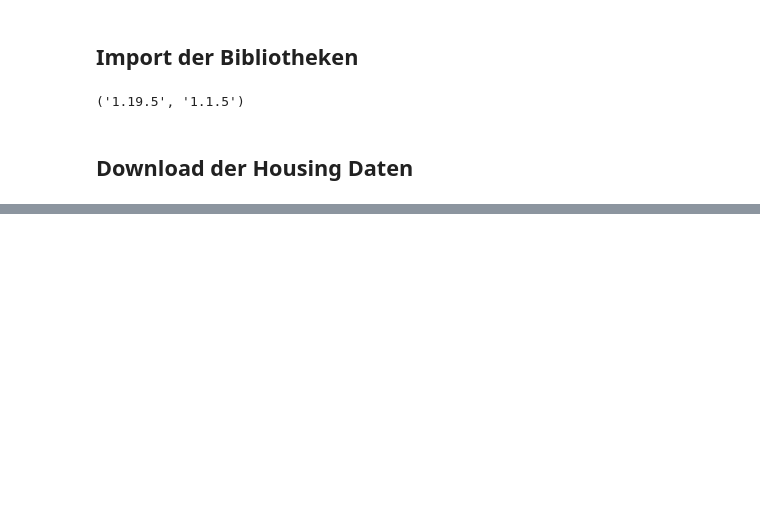
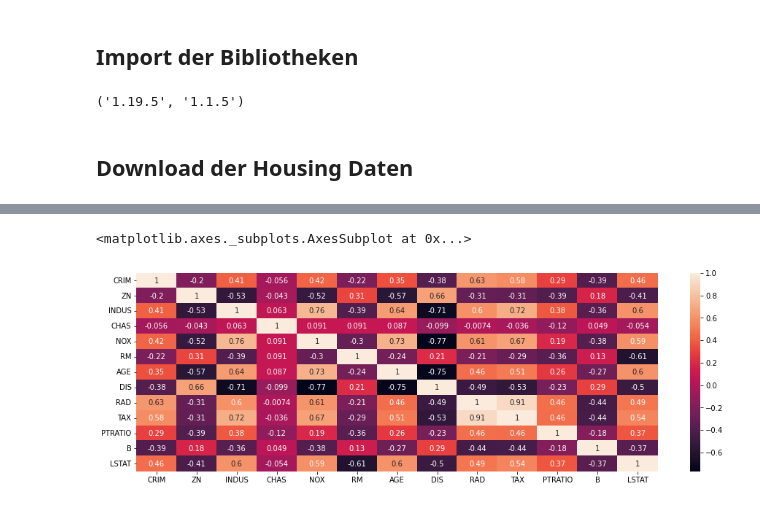
Before and after one commit to schmuecker/machine-learning-course, a Jupyter notebook: 01 explorative-analysis-pca/01.3 pca/Übung_1.3_PCA.ipynb, the cells around one changed output, grey strips where cells are left out. Drawn from its saved outputs; the diff is of its cells as text; code cells hidden in the pictures; blank space fills up the shorter version.

```diff
--- a/01 explorative-analysis-pca/01.3 pca/Übung_1.3_PCA.ipynb
+++ b/01 explorative-analysis-pca/01.3 pca/Übung_1.3_PCA.ipynb
@@ -18,7 +21,7 @@ fileUrl = 'https://archive.ics.uci.edu/ml/machine-learning-databases/housing/hou
 cols = ['CRIM','ZN','INDUS','CHAS','NOX','RM','AGE','DIS','RAD','TAX','PTRATIO','B',
         'LSTAT','TGT']
 
-eData = pd.read_csv(fileUrl, sep=' ', skipinitialspace=True, header=None, names=cols,
+data = pd.read_csv(fileUrl, sep=' ', skipinitialspace=True, header=None, names=cols,
                      index_col=False)
 
 dateDownloaded = !date #Calling Linux
@@ -66,0 +69,5 @@ eData
+# %%
+#b)
+data_no_tgt = data.drop("TGT", axis=1)
+U, D, V = pca(data_no_tgt)
+n = U.shape[0]
@@ -66,0 +104,13 @@ eData
+# %%
+#c)
+#Sind mit den "transformierten Variablen" diese hier gemeint?
+for col in data_no_tgt.columns:
+  data_no_tgt[col] = data_no_tgt[col] - data_no_tgt[col].mean()
+data_no_tgt = data_no_tgt.apply(stats.zscore)
+# %%
+corr = data_no_tgt.corr()
+plt.figure(figsize = (16,5))
+sns.heatmap(corr, xticklabels=corr.columns, yticklabels=corr.columns, annot=True)
+# %% [output]
+<matplotlib.axes._subplots.AxesSubplot at 0x...>
+[figure, added]
```
Also changed, not shown: parts of 25 cells of this notebook.
